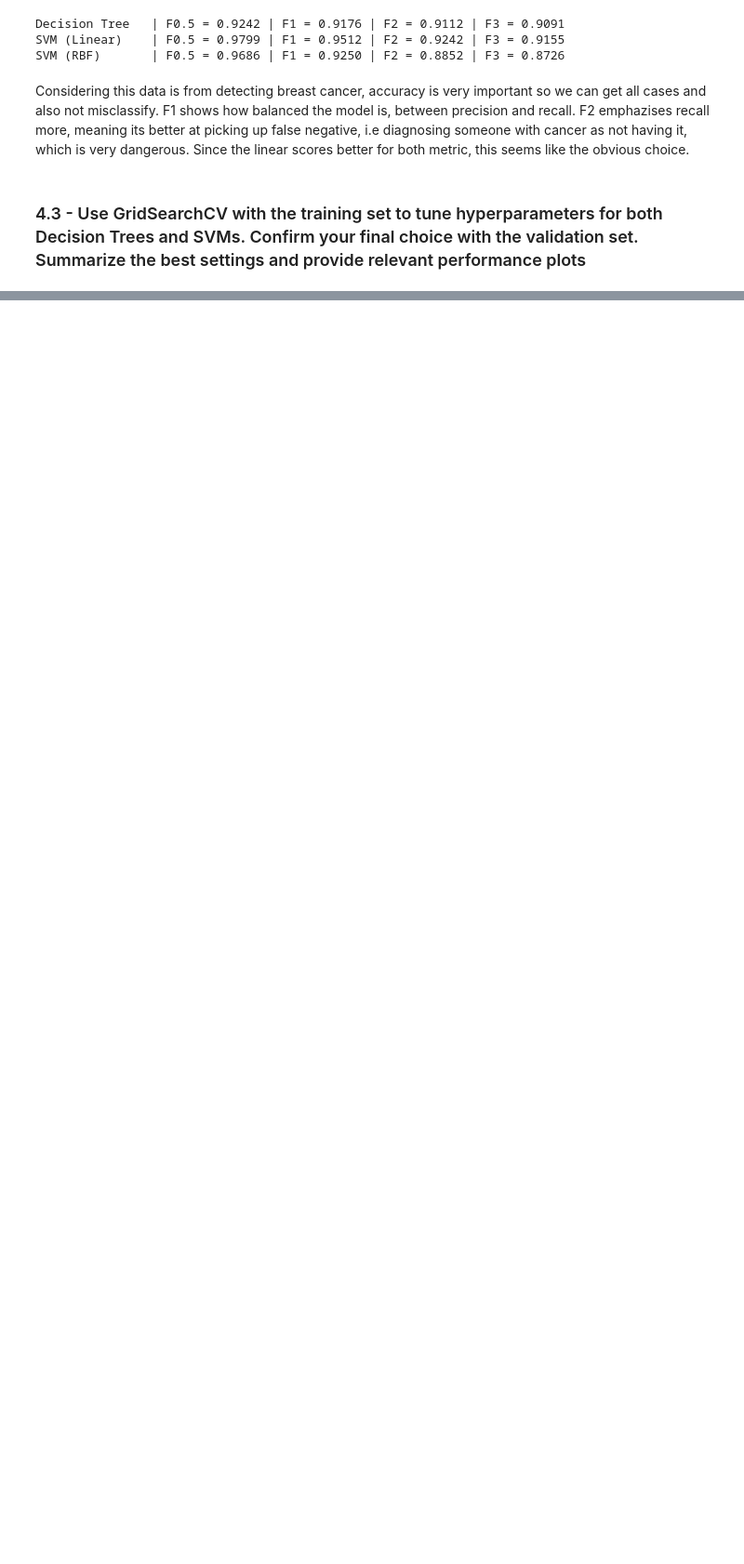
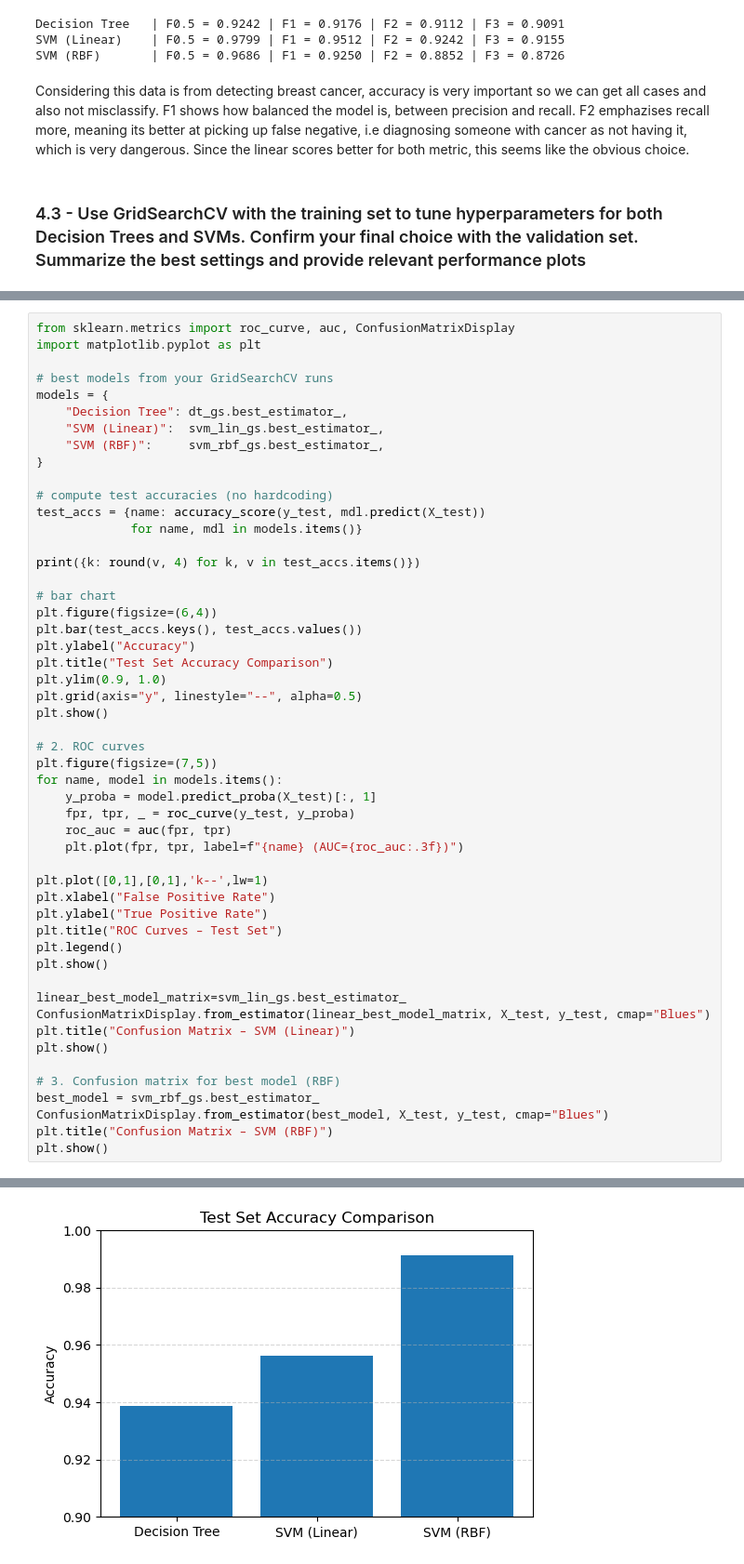
Before and after one commit to lcmolteberg/MachineOblig2, a Jupyter notebook: main.ipynb, the cells around one changed output, grey strips where cells are left out. Shown: that part at 93% size. Saved outputs shown, nothing was run; the diff lists cells and outputs as text; blank space fills up the shorter version.

```diff
--- a/main.ipynb
+++ b/main.ipynb
@@ -646,0 +762,52 @@ Validation accuracy:       0.9561
+# %%
+from sklearn.metrics import roc_curve, auc, ConfusionMatrixDisplay
+import matplotlib.pyplot as plt
+
+# best models from your GridSearchCV runs
+models = {
+    "Decision Tree": dt_gs.best_estimator_,
+    "SVM (Linear)":  svm_lin_gs.best_estimator_,
+    "SVM (RBF)":     svm_rbf_gs.best_estimator_,
+}
+
+# compute test accuracies (no hardcoding)
+test_accs = {name: accuracy_score(y_test, mdl.predict(X_test))
+             for name, mdl in models.items()}
+
+print({k: round(v, 4) for k, v in test_accs.items()})
+
+# bar chart
+plt.figure(figsize=(6,4))
+plt.bar(test_accs.keys(), test_accs.values())
+plt.ylabel("Accuracy")
+plt.title("Test Set Accuracy Comparison")
+plt.ylim(0.9, 1.0)
+plt.grid(axis="y", linestyle="--", alpha=0.5)
+plt.show()
+
+# 2. ROC curves
+plt.figure(figsize=(7,5))
+for name, model in models.items():
+    y_proba = model.predict_proba(X_test)[:, 1]
+    fpr, tpr, _ = roc_curve(y_test, y_proba)
+    roc_auc = auc(fpr, tpr)
+    plt.plot(fpr, tpr, label=f"{name} (AUC={roc_auc:.3f})")
+
+plt.plot([0,1],[0,1],'k--',lw=1)
+plt.xlabel("False Positive Rate")
+plt.ylabel("True Positive Rate")
+plt.title("ROC Curves – Test Set")
+plt.legend()
+plt.show()
+
+linear_best_model_matrix=svm_lin_gs.best_estimator_
+ConfusionMatrixDisplay.from_estimator(linear_best_model_matrix, X_test, y_test, cmap="Blues")
+plt.title("Confusion Matrix – SVM (Linear)")
+plt.show()
+
+# 3. Confusion matrix for best model (RBF)
+best_model = svm_rbf_gs.best_estimator_
+ConfusionMatrixDisplay.from_estimator(best_model, X_test, y_test, cmap="Blues")
+plt.title("Confusion Matrix – SVM (RBF)")
+plt.show()
+# %% [output]
@@ -646,0 +815 @@ Validation accuracy:       0.9561
+[figure, added]
```
Also changed, not shown: parts of 13 cells of this notebook.
